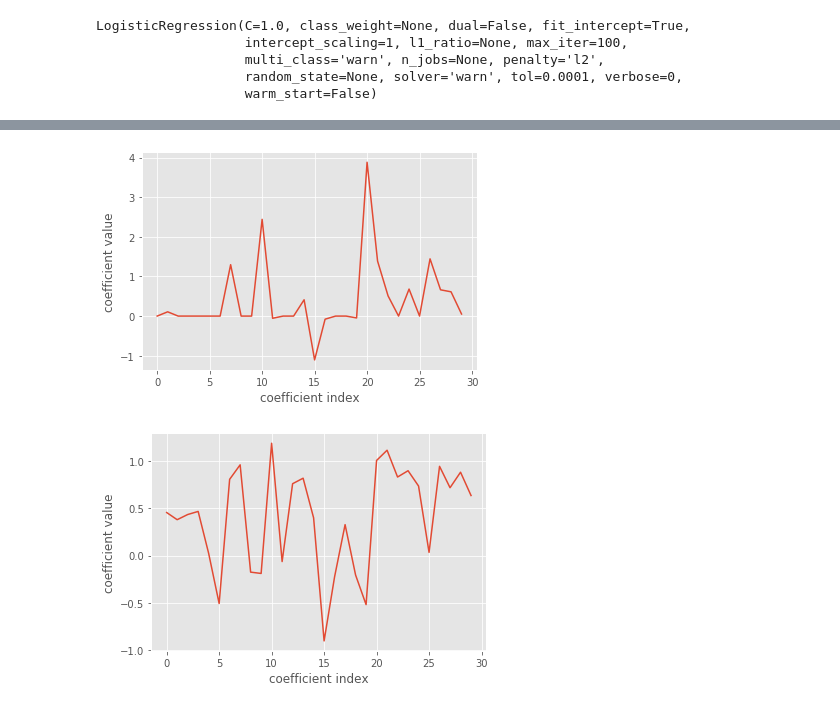
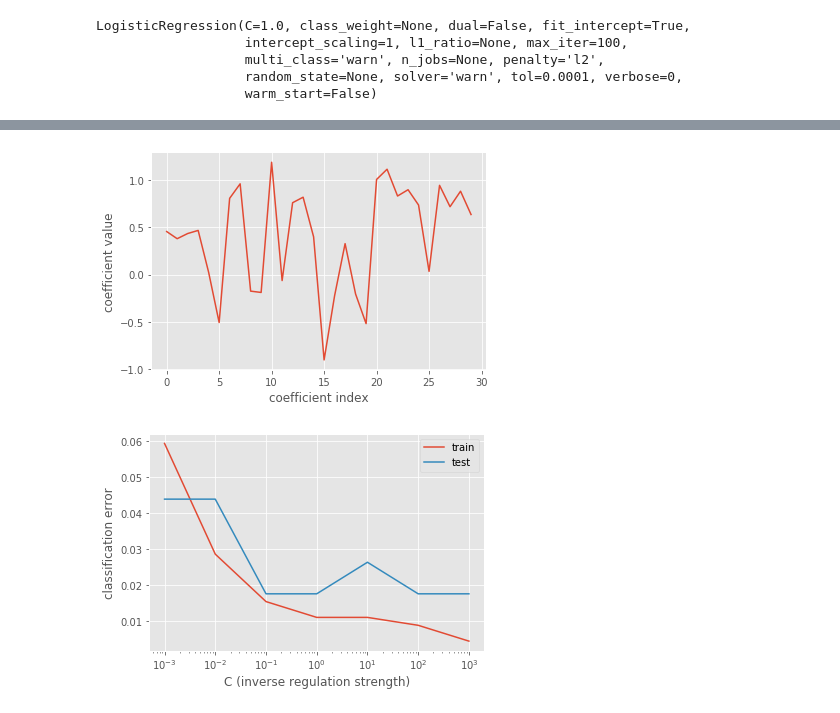
Before and after one commit to etherion-1337/Machine_Learning_basics, a Jupyter notebook: python_scikit_learn.ipynb, the cells around one changed output, grey strips where cells are left out. Drawn from its saved outputs; the diff is of its cells as text; code cells hidden in the pictures.

```diff
--- a/python_scikit_learn.ipynb
+++ b/python_scikit_learn.ipynb
@@ -4631,14 +4640,32 @@ LogisticRegression(C=1.0, class_weight=None, dual=False, fit_intercept=True,
 # %%
-plt.plot(lr_L1.coef_.flatten())
+plt.plot(lr_L2.coef_.flatten())
 plt.xlabel("coefficient index")
 plt.ylabel("coefficient value")
 plt.show()
+#L2 just make coefficient smaller
 # %% [output]
-[figure, old version]
+[figure, new version]
-# %%
-plt.plot(lr_L2.coef_.flatten())
-plt.xlabel("coefficient index")
-plt.ylabel("coefficient value")
-plt.show()
-# %% [output]
-[figure, removed]
+# %%
+# Train and validaton errors initialized as empty list
+train_errs = list()
+valid_errs = list()
+C_values = [0.001, 0.01, 0.1, 1, 10, 100, 1000]
+# Loop over values of C_value
+for C_value in C_values:
+    # Create LogisticRegression object and fit
+    lr = LogisticRegression(C=C_value)
+    lr.fit(X_train,y_train)
+
+    # Evaluate error rates and append to lists
+    train_errs.append( 1.0 - lr.score(X_train,y_train) )
+    valid_errs.append( 1.0 - lr.score(X_test,y_test) )
+
+# Plot results
+plt.semilogx(C_values, train_errs, C_values, valid_errs)
+plt.legend(("train", "test"))
+plt.xlabel("C (inverse regulation strength)")
+plt.ylabel("classification error")
+plt.show()
+# for testing set, too small reg -> underfit, too big - > overfit.
+# %% [output]
+[figure, added]
```
Also changed, not shown: parts of 4 cells of this notebook.
